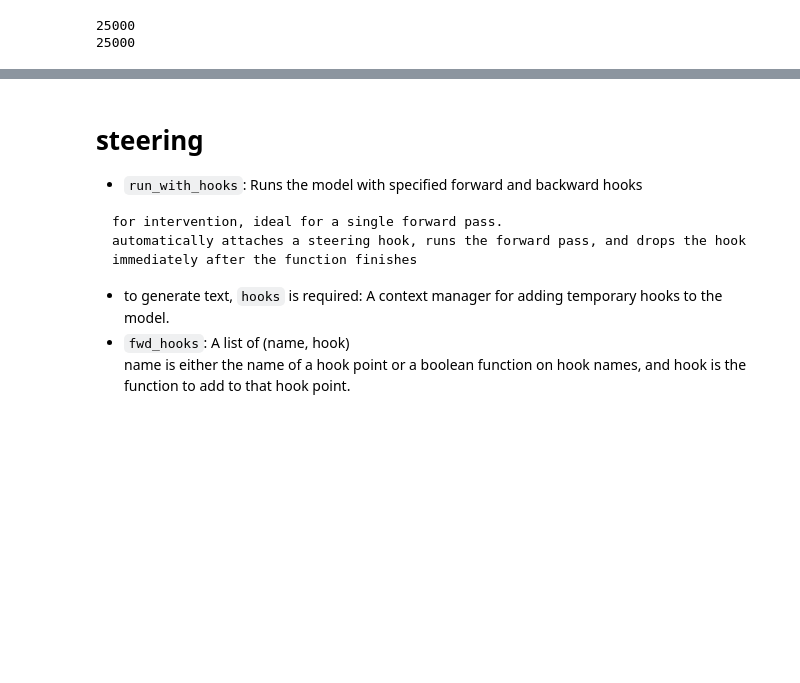
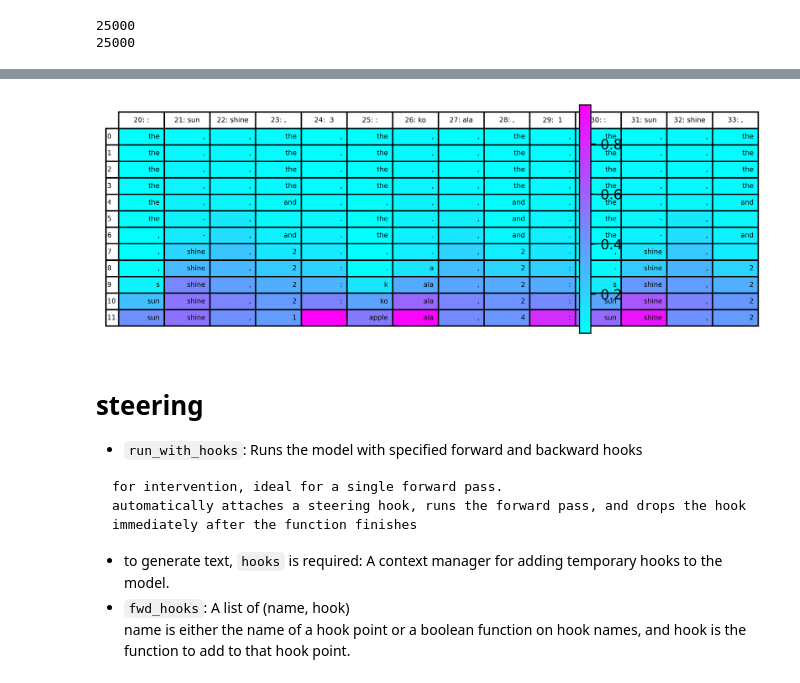
Before and after one commit to Meng3www/ActAdd, a Jupyter notebook: notebooks/sentiment_p3.12_colab.ipynb, the cells around one changed output, grey strips where cells are left out. Cells and saved outputs as stored; diff of their text form; code cells hidden in the pictures; blank space fills up the shorter version.

```diff
--- a/notebooks/sentiment_p3.12_colab.ipynb
+++ b/notebooks/sentiment_p3.12_colab.ipynb
@@ -122,4 +123,6 @@ ds_imdb = load_dataset("stanfordnlp/imdb")
 # %%
+ds_imdb = load_dataset("stanfordnlp/imdb")
+tokeniser_imdb = AutoTokenizer.from_pretrained(path_Llama3, device_map='auto')
 prompt = ["This show seemed to be kinda good. Kyra Sedgwick is an OK actress and I like police series, but somewhere in the production this program went awfully"]
 tokens = tokeniser_imdb.encode(prompt, truncation=True, max_length=16)
 print("tokens: ", tokens.shape[1], tokens)
@@ -168,0 +194,6 @@ print(len(pos_loaded))
+# %%
+text = "1:sunshine, 2:apple, 3:koala, 2:apple, 1:sunshine, 3:koala, 1:"
+text_tokenized = model.to_tokens(text).to(device)
+output = model.generate(text_tokenized, num_beams=4, do_sample=True, max_new_tokens=3)
+text_decoded = model.tokenizer.decode(output[0], skip_special_tokens=True)
+print(text_decoded)
@@ -168,0 +242,9 @@ print(len(pos_loaded))
+# %%
+# let's test patch decode
+dict_output = decode_token_with_logitlens(model, device, text, tokens_to_gen=3)
+decoded_tokens = dict_output['decoded_tokens']
+decoded_logits = dict_output['decoded_logits']
+text_tokens = dict_output['text_tokens']
+print(len(text_tokens), text_tokens)
+for element in range(len(decoded_tokens)):
+    print(decoded_tokens[element])
@@ -169,3 +265,24 @@ print(len(pos_loaded))
+# %%
+to_viz = (20,34)
+tokens_viz = [tok[to_viz[0]:to_viz[1]] for tok in decoded_tokens] # [num_layers, tokens_to_viz]
+logits_viz = np.array([log[to_viz[0]:to_viz[1]] for log in decoded_logits]) # [num_layers, tokens_to_viz]
+a = [it for it in range(to_viz[0],to_viz[1])]
+b = [tok for tok in text_tokens[to_viz[0]:to_viz[1]]]
+col_labels = [str(a_)+': '+b_ for a_, b_ in zip(a, b)]
+norm = plt.Normalize(logits_viz.min()-1, logits_viz.max()+1)
+colours = plt.cm.cool(norm(logits_viz))
+fig, ax = plt.subplots(figsize=(7,3), dpi=1000)
+# hide axes
+fig.patch.set_visible(False)
+ax.axis('off')
+ax.axis('tight')
+img = plt.imshow(norm(logits_viz), cmap="cool")
+plt.colorbar()
+img.set_visible(False)
+ax.table(cellText=tokens_viz, rowLabels=[lay for lay in range(len(decoded_tokens))], colLabels=col_labels, colWidths = [0.2]*logits_viz.shape[1], loc='center', cellColours=img.to_rgba(norm(logits_viz)))
+plt.show()
+# %% [output]
+[figure, added]
 # %% [markdown]
 # steering
 - `run_with_hooks`: Runs the model with specified forward and backward hooks
```
Also changed, not shown: parts of 19 cells of this notebook, 2 other files.
